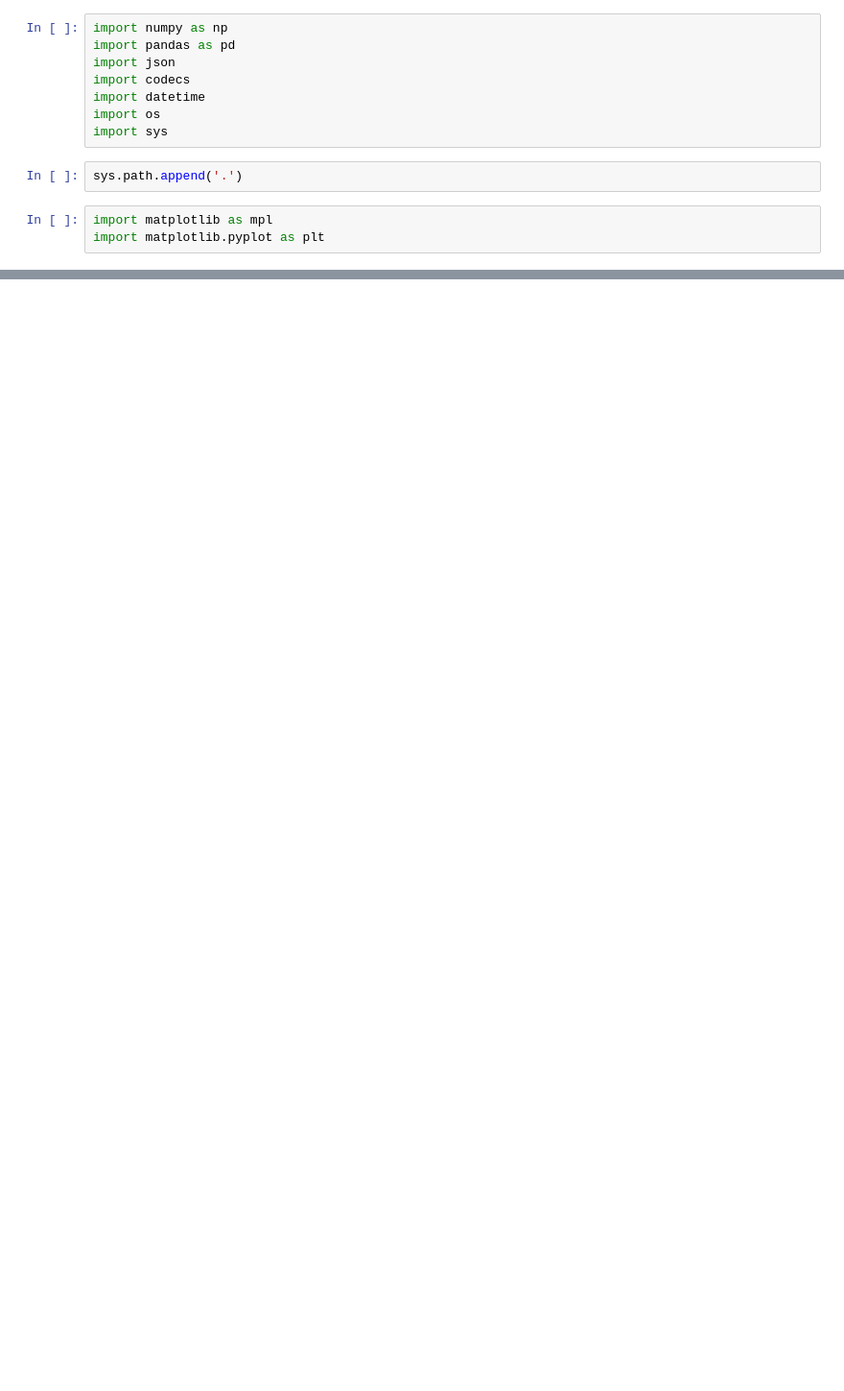
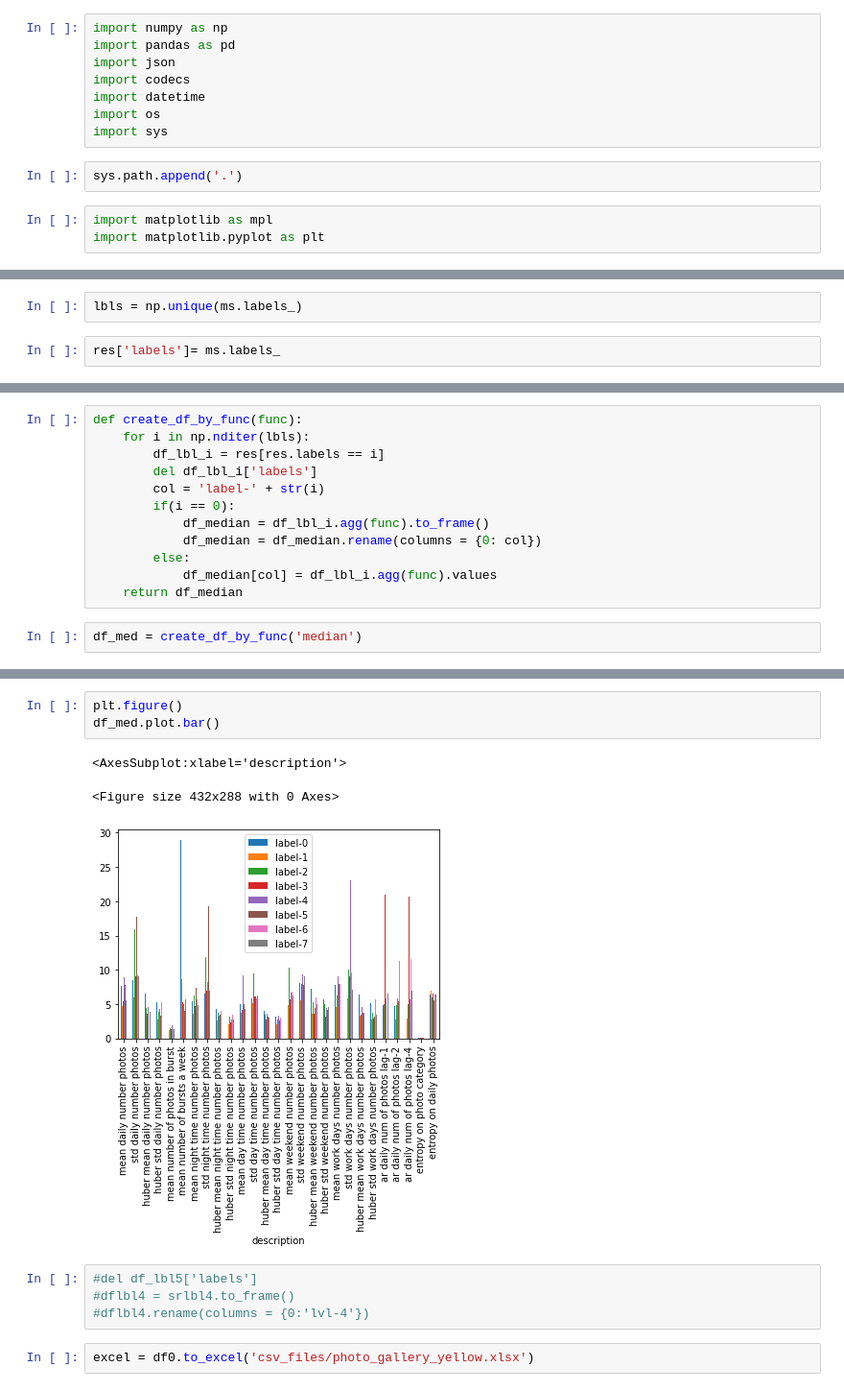
Before and after one commit to oavioz/Louie7Predictors, a Jupyter notebook: metadata_to_vec.ipynb, the cells around one changed output, grey strips where cells are left out. Shown at 96% size. Saved outputs shown, nothing was run; the diff lists cells and outputs as text; blank space fills up the shorter version.

```diff
--- a/metadata_to_vec.ipynb
+++ b/metadata_to_vec.ipynb
@@ -295,0 +264,4 @@ ar(train, test, 2, True)
+# %%
+lbls = np.unique(ms.labels_)
+# %%
+res['labels']= ms.labels_
@@ -295,0 +278,14 @@ ar(train, test, 2, True)
+# %%
+def create_df_by_func(func):
+    for i in np.nditer(lbls):
+        df_lbl_i = res[res.labels == i]
+        del df_lbl_i['labels']
+        col = 'label-' + str(i)
+        if(i == 0):
+            df_median = df_lbl_i.agg(func).to_frame()
+            df_median = df_median.rename(columns = {0: col})
+        else:
+            df_median[col] = df_lbl_i.agg(func).values
+    return df_median
+# %%
+df_med = create_df_by_func('median')
@@ -295,0 +302,13 @@ ar(train, test, 2, True)
+# %%
+plt.figure()
+df_med.plot.bar()
+# %% [output]
+<AxesSubplot:xlabel='description'>
+<Figure size 432x288 with 0 Axes>
+[figure, added]
+# %%
+#del df_lbl5['labels']
+#dflbl4 = srlbl4.to_frame()
+#dflbl4.rename(columns = {0:'lvl-4'})
+# %%
+excel = df0.to_excel('csv_files/photo_gallery_yellow.xlsx')
```
Also changed, not shown: parts of 135 cells of this notebook, 1 other file.
